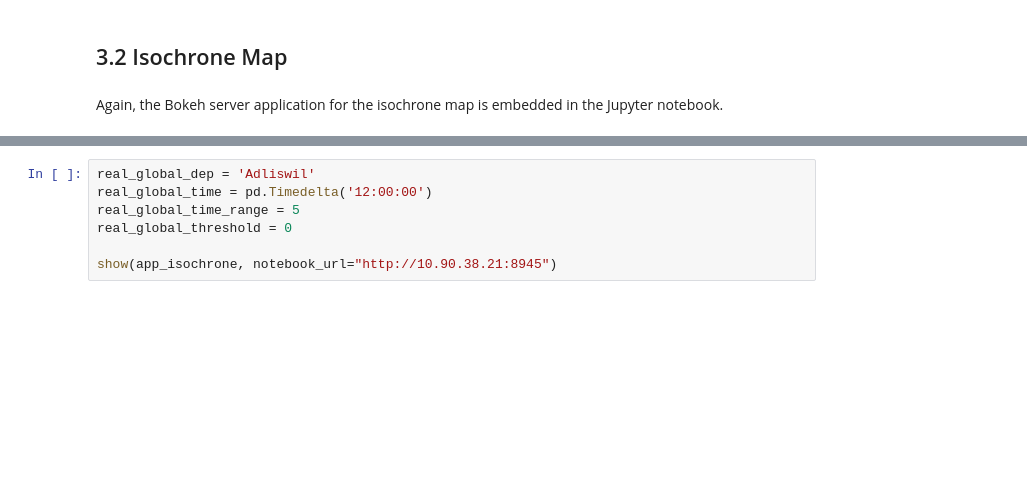
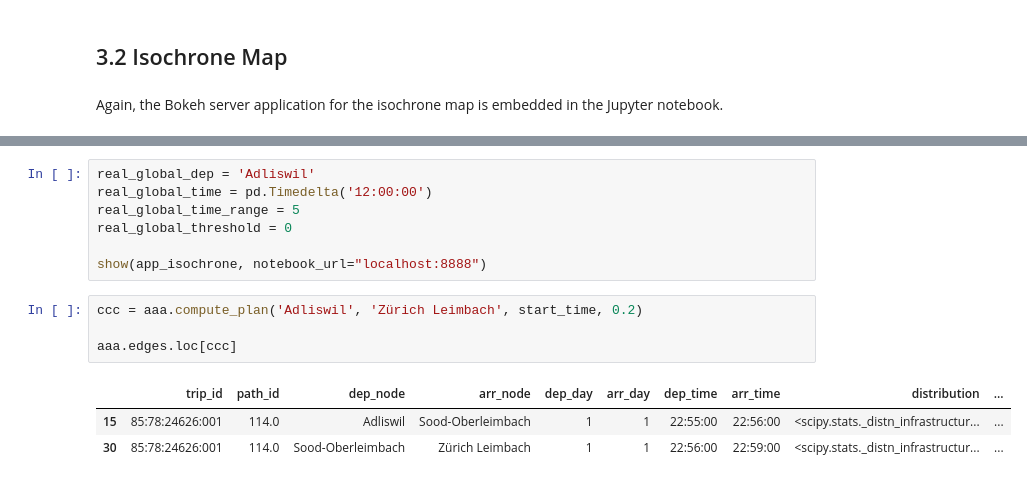
Before and after one commit to marcozov/journey_planning, a Jupyter notebook: FinalProject.ipynb, the cells around one changed output, grey strips where cells are left out. Drawn from its saved outputs; the diff is of its cells as text; blank space fills up the shorter version.

Commit message:
local demo

```diff
--- a/FinalProject.ipynb
+++ b/FinalProject.ipynb
@@ -1219,4 +1261,12 @@ real_global_time = pd.Timedelta('12:00:00')
 real_global_time_range = 5
 real_global_threshold = 0
 
-show(app_isochrone, notebook_url="http://10.90.38.21:8945")
+show(app_isochrone, notebook_url="localhost:8888")
+# %%
+ccc = aaa.compute_plan('Adliswil', 'Zürich Leimbach', start_time, 0.2)
+
+aaa.edges.loc[ccc]
+# %% [output]
+|  | trip_id | path_id | dep_node | arr_node | dep_day | arr_day | dep_time | arr_time | distribution | ... |
+| 15 | 85:78:24626:001 | 114.0 | Adliswil | Sood-Oberleimbach | 1 | 1 | 22:55:00 | 22:56:00 | <scipy.stats._distn_infrastructur... | ... |
+| 30 | 85:78:24626:001 | 114.0 | Sood-Oberleimbach | Zürich Leimbach | 1 | 1 | 22:56:00 | 22:59:00 | <scipy.stats._distn_infrastructur... | ... |
```
Also changed, not shown: parts of 9 cells of this notebook, 2 other files.
